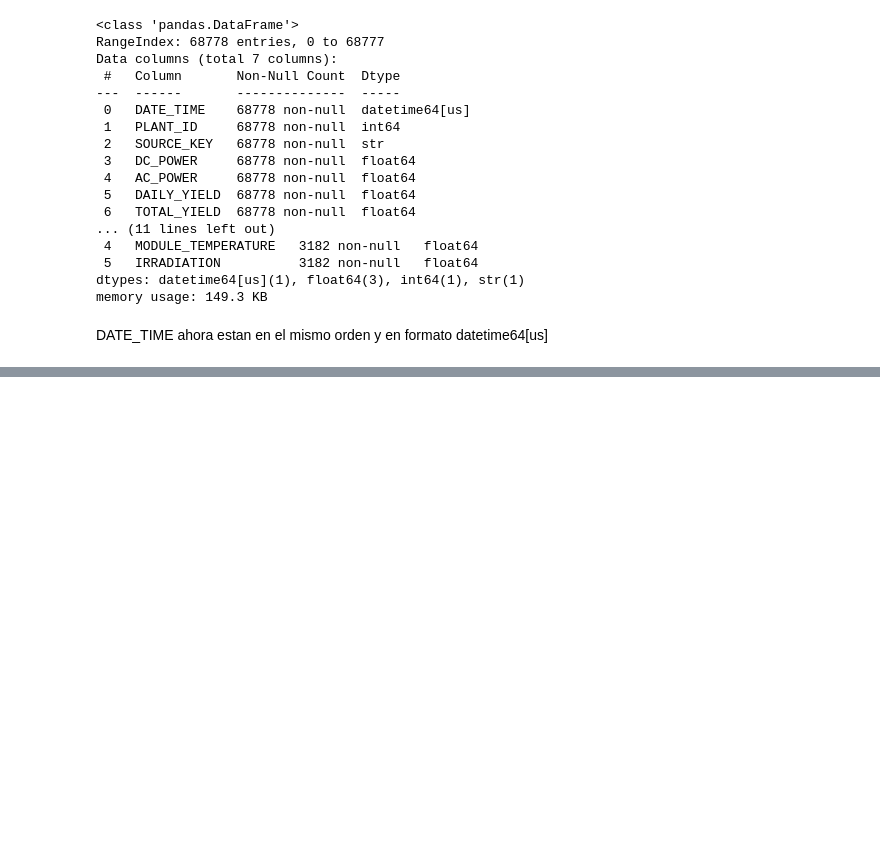
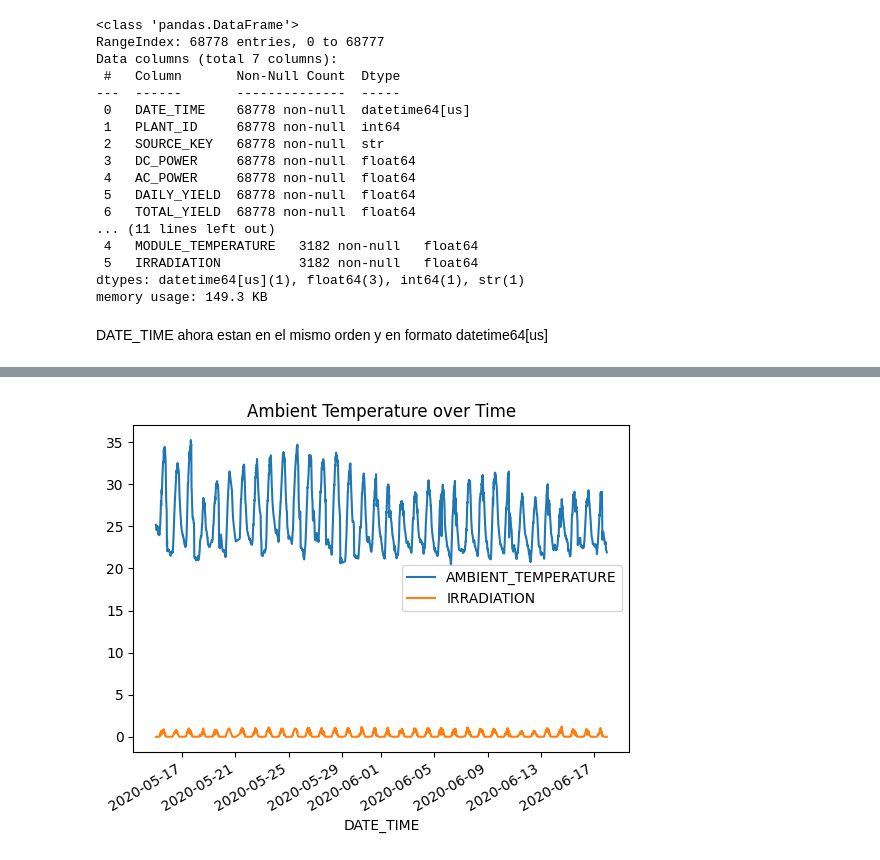
Before and after one commit to HomeroEM/solar-forecasting, a Jupyter notebook: notebooks/1_data_cleaning.ipynb, the cells around one changed output, grey strips where cells are left out. Drawn from its saved outputs; the diff is of its cells as text; code cells hidden in the pictures; blank space fills up the shorter version.

```diff
--- a/notebooks/1_data_cleaning.ipynb
+++ b/notebooks/1_data_cleaning.ipynb
@@ -123,0 +134,3 @@ DATE_TIME ahora estan en el mismo orden y en formato datetime64[us]
+# %%
+p1weather = p1weather.drop(columns=['SOURCE_KEY'])
+p1weather.info()
@@ -123,0 +150,5 @@ DATE_TIME ahora estan en el mismo orden y en formato datetime64[us]
+# %%
+p1weather.plot(x='DATE_TIME', y=['AMBIENT_TEMPERATURE','IRRADIATION'], title='Ambient Temperature over Time')
+plt.show()
+# %% [output]
+[figure, added]
```
Also changed, not shown: parts of 5 cells of this notebook, 2 other files.
